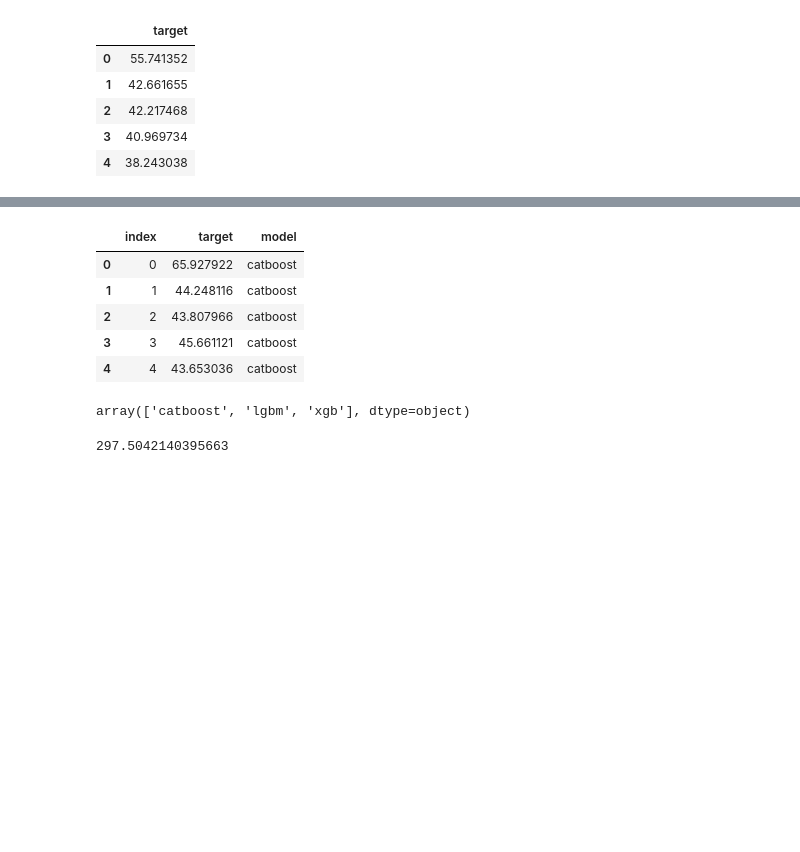
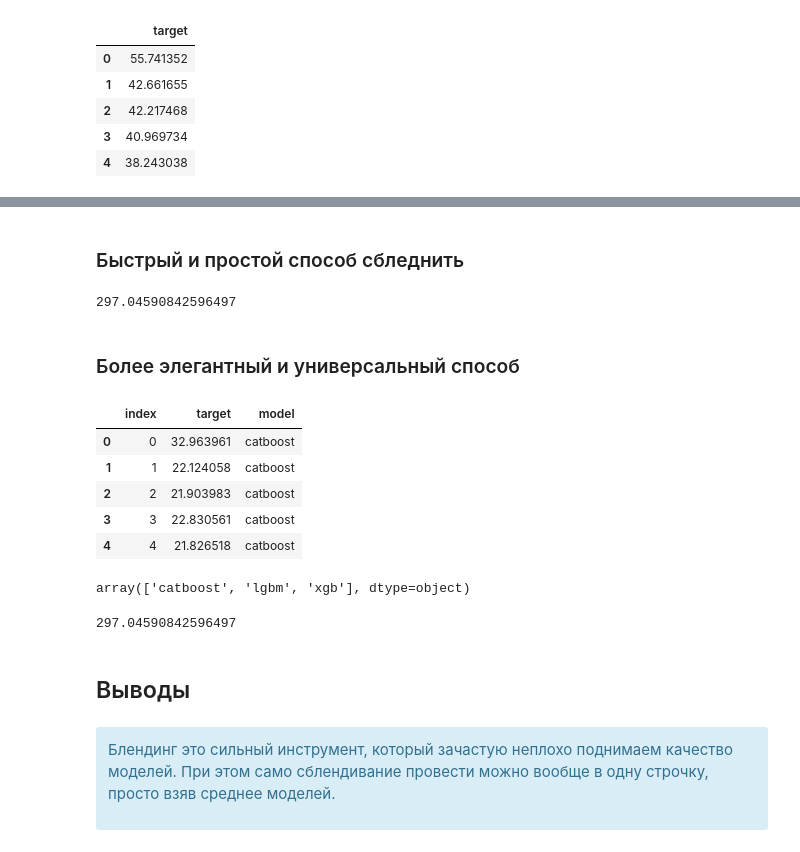
Before and after one commit to a-milenkin/Competitive_Data_Science, a Jupyter notebook: notebooks/6.1 - Blending.ipynb, the cells around one changed output, grey strips where cells are left out. Drawn from its saved outputs; the diff is of its cells as text; code cells hidden in the pictures; blank space fills up the shorter version.

```diff
--- a/notebooks/6.1 - Blending.ipynb
+++ b/notebooks/6.1 - Blending.ipynb
@@ -237,2 +234,14 @@ submit.head()
+# %% [markdown]
+### Быстрый и простой способ сбледнить
+# %%
+#
+ensemble = pd.read_csv('../data/blending/regression/catboost_preds.csv')['target'] * 0.5 + \
+           pd.read_csv('../data/blending/regression/xgb_preds.csv')['target'] * 0.25 + \
+           pd.read_csv('../data/blending/regression/lgbm_preds.csv')['target'] * 0.25
+mean_squared_error(ensemble, y_val)
+# %% [output]
+297.04590842596497
+# %% [markdown]
+### Более элегантный и универсальный способ
 # %%
 import os
@@ -245,27 +252,27 @@ weights = {'catboost': 0.5,
 # %%
 preds = pd.DataFrame()
 
-for filename in os.listdir('../data/blending/regression/'):
-    model_name = filename[:filename.find('_')]
-    now = pd.read_csv(os.path.join('../data/blending/regression', filename)).reset_index()
+# соберем единый датафрейм из наших предсказаний
+for model_name in ['catboost', 'lgbm', 'xgb']:
+    now = pd.read_csv(os.path.join('../data/blending/regression', f'{model_name}_preds.csv')).reset_index()
     now['model'] = model_name
     now['target'] *= weights[model_name]
     preds = pd.concat([preds, now])
 
 preds.head()
 # %% [output]
 |  | index | target | model |
-| 0 | 0 | 65.927922 | catboost |
-| 1 | 1 | 44.248116 | catboost |
-| 2 | 2 | 43.807966 | catboost |
-| 3 | 3 | 45.661121 | catboost |
-| 4 | 4 | 43.653036 | catboost |
+| 0 | 0 | 32.963961 | catboost |
+| 1 | 1 | 22.124058 | catboost |
+| 2 | 2 | 21.903983 | catboost |
+| 3 | 3 | 22.830561 | catboost |
+| 4 | 4 | 21.826518 | catboost |
 # %%
 preds['model'].unique()
 # %% [output]
 array(['catboost', 'lgbm', 'xgb'], dtype=object)
 # %%
-ensemble = preds.groupby('index')['target'].agg('mean')
+ensemble = preds.groupby('index')['target'].agg('sum')
 mean_squared_error(ensemble, y_val)
 # %% [output]
-297.5042140395663
+297.04590842596497
@@ -273,0 +279,6 @@ preds.to_csv('../data/blending/regression/meta_feautres_data.csv', index=False)
+# %% [markdown]
+## Выводы
+# %% [markdown]
+<div class="alert alert-info">
+
+Блендинг это сильный инструмент, который зачастую неплохо поднимаем качество моделей. При этом само сблендивание провести можно вообще в одну строчку, просто взяв среднее моделей.
```
Also changed, not shown: parts of 19 cells of this notebook, 1 other file.
